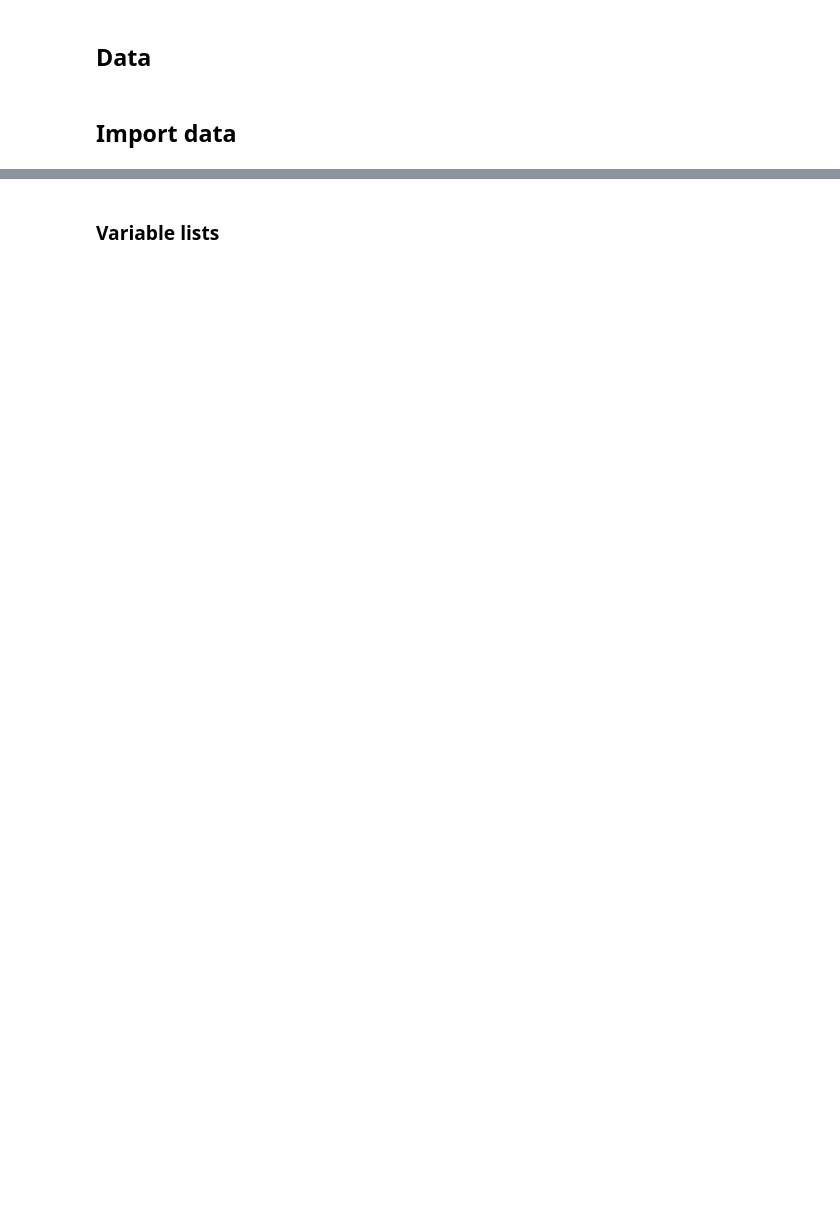
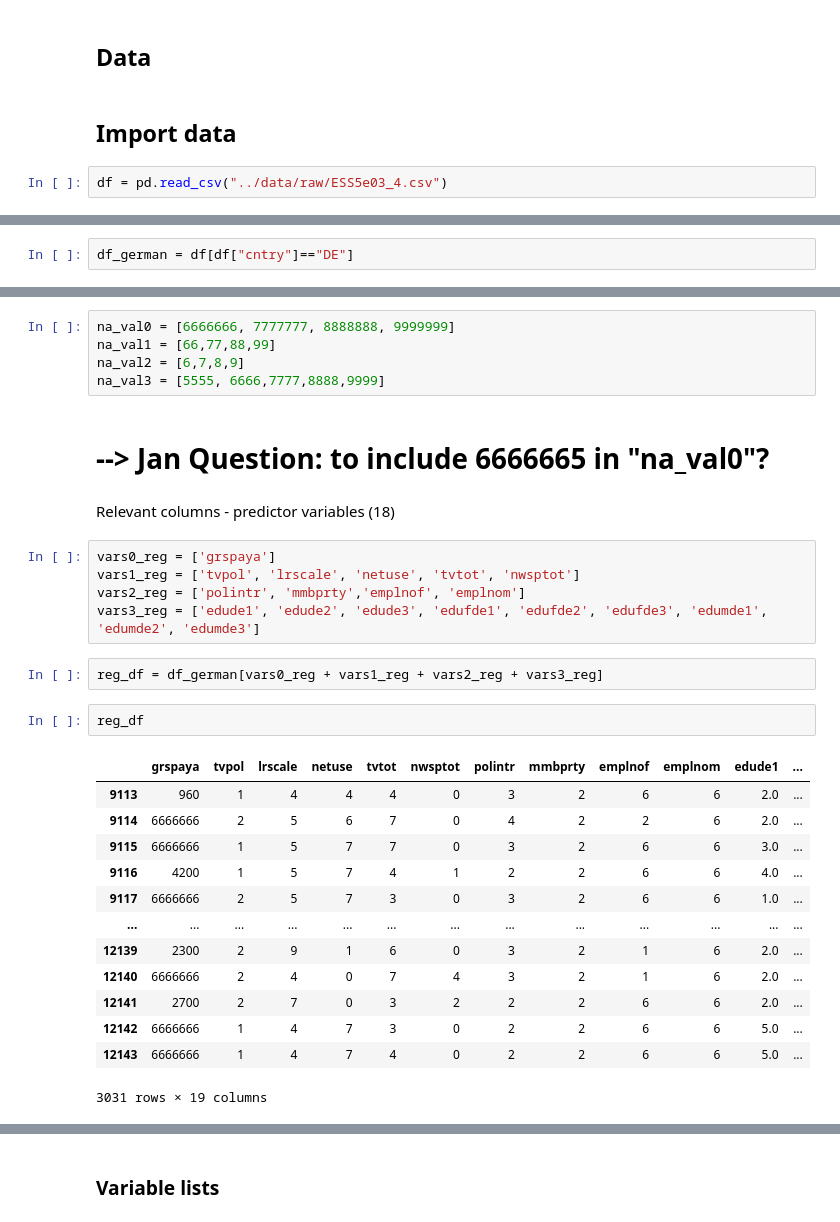
Before and after one commit to HdM-DataAnalytics/Project, a Jupyter notebook: notebooks/draft-analysis.ipynb, the cells around one changed output, grey strips where cells are left out. Cells and saved outputs as stored; diff of their text form; blank space fills up the shorter version.

```diff
--- a/notebooks/draft-analysis.ipynb
+++ b/notebooks/draft-analysis.ipynb
@@ -16,4 +137,6 @@ Group name:
 ## Data
 # %% [markdown]
 ## Import data
+# %%
+df = pd.read_csv("../data/raw/ESS5e03_4.csv")
 # %% [markdown]
@@ -22,0 +173,2 @@ Group name:
+# %%
+df_german = df[df["cntry"]=="DE"]
@@ -22,0 +195,32 @@ Group name:
+# %%
+na_val0 = [6666666, 7777777, 8888888, 9999999]
+na_val1 = [66,77,88,99]
+na_val2 = [6,7,8,9]
+na_val3 = [5555, 6666,7777,8888,9999]
+# %% [markdown]
+# --> Jan Question: to include 6666665 in "na_val0"?
+# %% [markdown]
+Relevant columns - predictor variables (18)
+# %%
+vars0_reg = ['grspaya']
+vars1_reg = ['tvpol', 'lrscale', 'netuse', 'tvtot', 'nwsptot']
+vars2_reg = ['polintr', 'mmbprty','emplnof', 'emplnom']
+vars3_reg = ['edude1', 'edude2', 'edude3', 'edufde1', 'edufde2', 'edufde3', 'edumde1', 'edumde2', 'edumde3']
+# %%
+reg_df = df_german[vars0_reg + vars1_reg + vars2_reg + vars3_reg]
+# %%
+reg_df
+# %% [output]
+|  | grspaya | tvpol | lrscale | netuse | tvtot | nwsptot | polintr | mmbprty | emplnof | emplnom | edude1 | ... |
+| 9113 | 960 | 1 | 4 | 4 | 4 | 0 | 3 | 2 | 6 | 6 | 2.0 | ... |
+| 9114 | 6666666 | 2 | 5 | 6 | 7 | 0 | 4 | 2 | 2 | 6 | 2.0 | ... |
+| 9115 | 6666666 | 1 | 5 | 7 | 7 | 0 | 3 | 2 | 6 | 6 | 3.0 | ... |
+| 9116 | 4200 | 1 | 5 | 7 | 4 | 1 | 2 | 2 | 6 | 6 | 4.0 | ... |
+| 9117 | 6666666 | 2 | 5 | 7 | 3 | 0 | 3 | 2 | 6 | 6 | 1.0 | ... |
+| ... | ... | ... | ... | ... | ... | ... | ... | ... | ... | ... | ... | ... |
+| 12139 | 2300 | 2 | 9 | 1 | 6 | 0 | 3 | 2 | 1 | 6 | 2.0 | ... |
+| 12140 | 6666666 | 2 | 4 | 0 | 7 | 4 | 3 | 2 | 1 | 6 | 2.0 | ... |
+| 12141 | 2700 | 2 | 7 | 0 | 3 | 2 | 2 | 2 | 6 | 6 | 2.0 | ... |
+| 12142 | 6666666 | 1 | 4 | 7 | 3 | 0 | 2 | 2 | 6 | 6 | 5.0 | ... |
+| 12143 | 6666666 | 1 | 4 | 7 | 4 | 0 | 2 | 2 | 6 | 6 | 5.0 | ... |
+3031 rows × 19 columns
```
Also changed, not shown: parts of 50 cells of this notebook.
